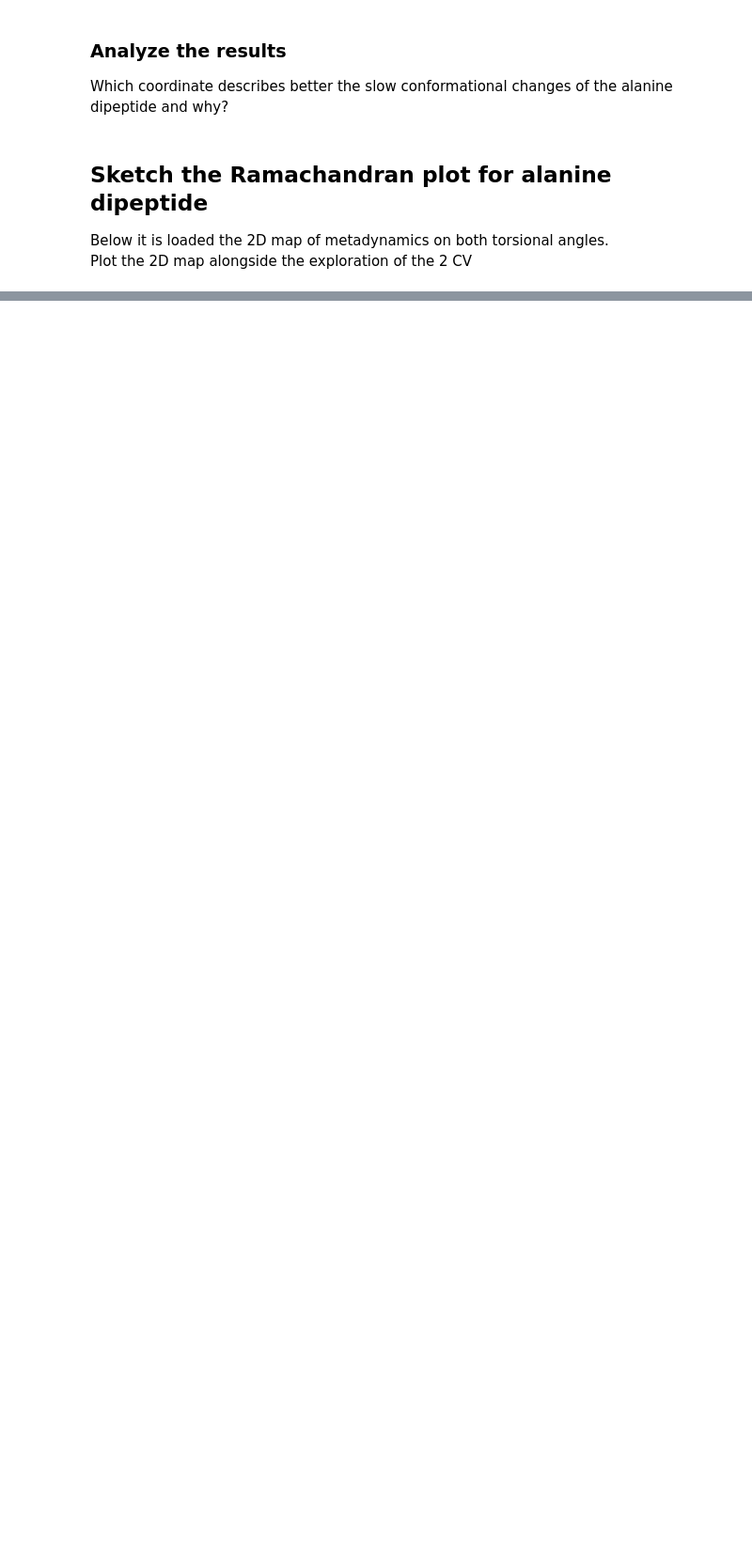
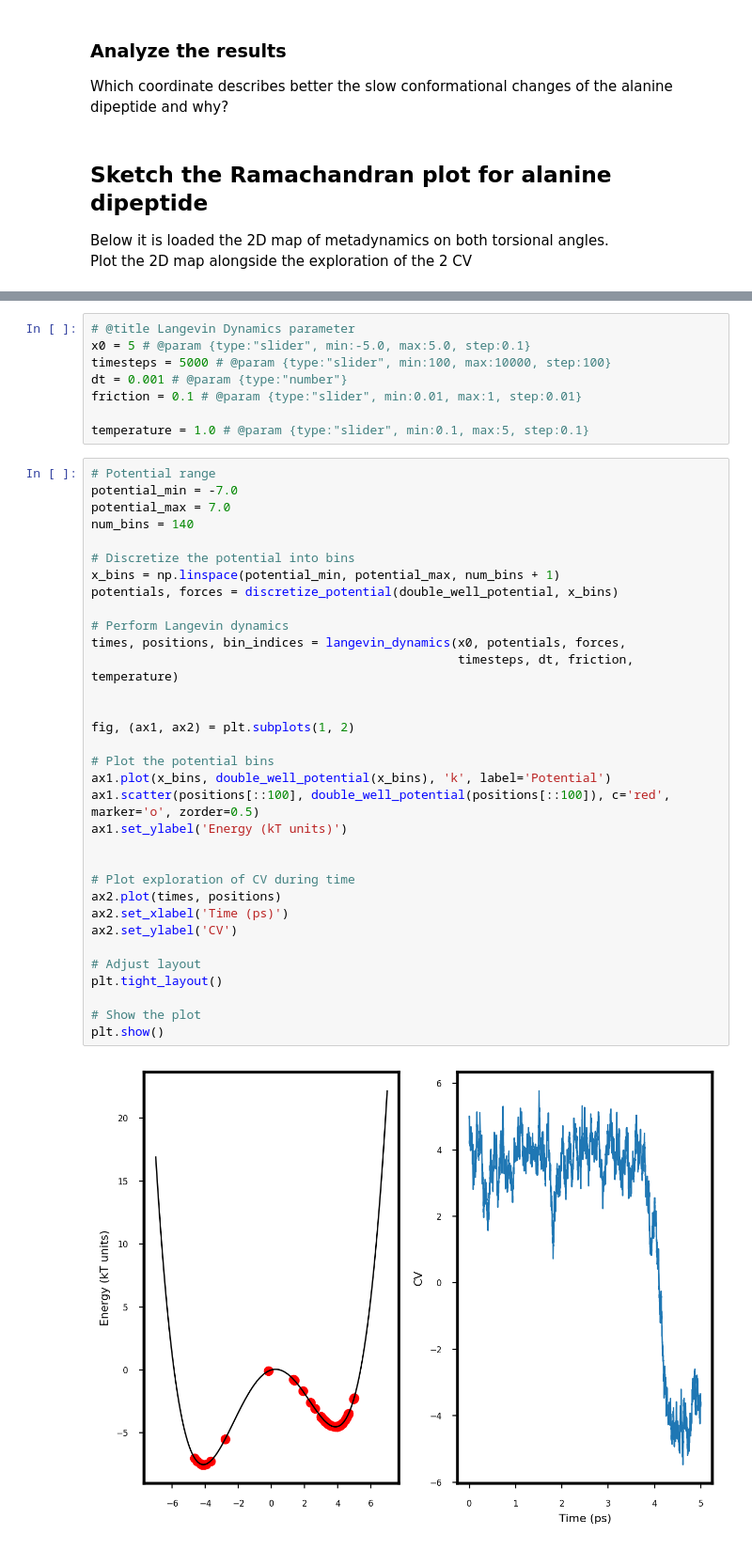
Before and after one commit to lianctrl/HandsOnSession_CMLS, a Jupyter notebook: NoTnow/HandsOn_Session.ipynb, the cells around one changed output, grey strips where cells are left out. Shown at 94% size. Drawn from its saved outputs; the diff is of its cells as text; blank space fills up the shorter version.

```diff
--- a/NoTnow/HandsOn_Session.ipynb
+++ b/NoTnow/HandsOn_Session.ipynb
@@ -622,0 +757,43 @@ fespp = "2D/fes.dat" #@param {type:"string"}
+# %%
+# @title Langevin Dynamics parameter
+x0 = 5 # @param {type:"slider", min:-5.0, max:5.0, step:0.1}
+timesteps = 5000 # @param {type:"slider", min:100, max:10000, step:100}
+dt = 0.001 # @param {type:"number"}
+friction = 0.1 # @param {type:"slider", min:0.01, max:1, step:0.01}
+
+temperature = 1.0 # @param {type:"slider", min:0.1, max:5, step:0.1}
+# %%
+# Potential range
+potential_min = -7.0
+potential_max = 7.0
+num_bins = 140
+
+# Discretize the potential into bins
+x_bins = np.linspace(potential_min, potential_max, num_bins + 1)
+potentials, forces = discretize_potential(double_well_potential, x_bins)
+
+# Perform Langevin dynamics
+times, positions, bin_indices = langevin_dynamics(x0, potentials, forces,
+                                                  timesteps, dt, friction, temperature)
+
+
+fig, (ax1, ax2) = plt.subplots(1, 2)
+
+# Plot the potential bins
+ax1.plot(x_bins, double_well_potential(x_bins), 'k', label='Potential')
+ax1.scatter(positions[::100], double_well_potential(positions[::100]), c='red', marker='o', zorder=0.5)
+ax1.set_ylabel('Energy (kT units)')
+
+
+# Plot exploration of CV during time
+ax2.plot(times, positions)
+ax2.set_xlabel('Time (ps)')
+ax2.set_ylabel('CV')
+
+# Adjust layout
+plt.tight_layout()
+
+# Show the plot
+plt.show()
+# %% [output]
+[figure, added]
```
Also changed, not shown: parts of 33 cells of this notebook.
